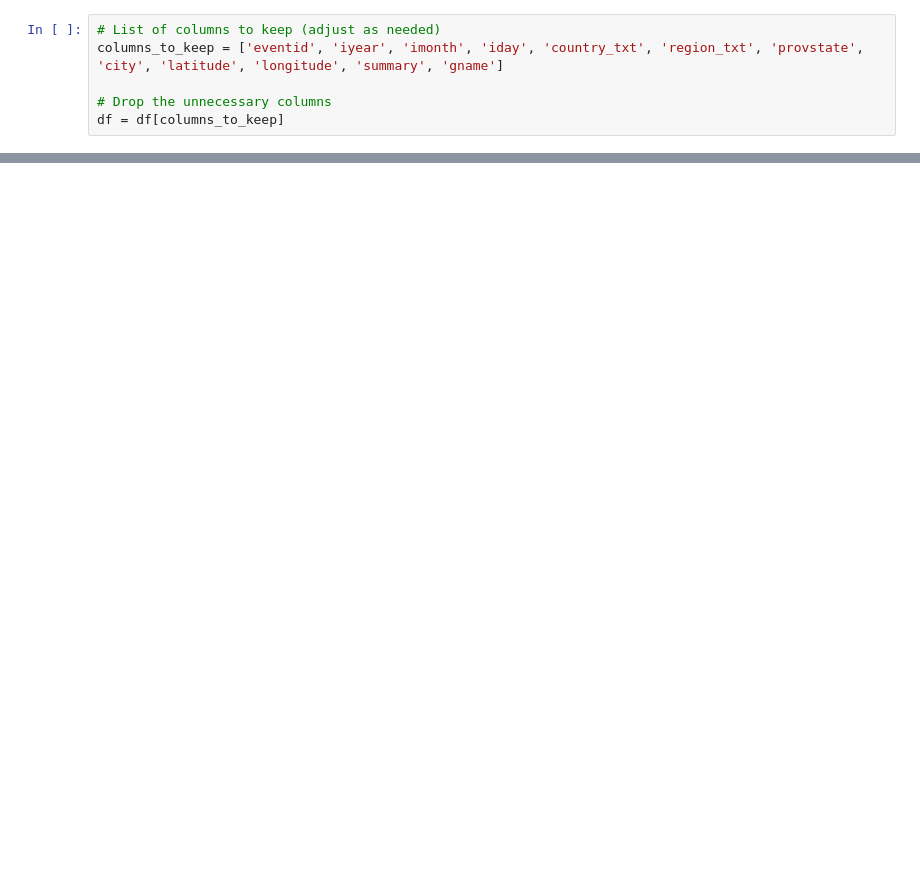
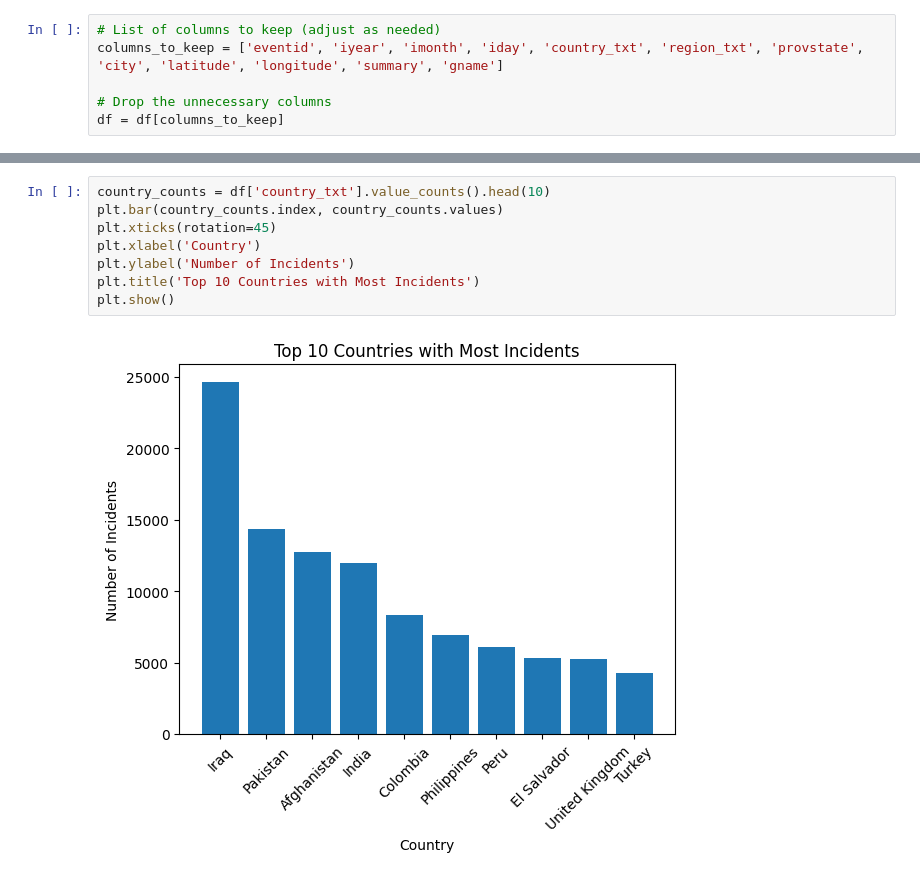
Before and after one commit to parshvak26/Basic-of-visualization-in-python, a Jupyter notebook: Basic_of_data_visualization.ipynb, the cells around one changed output, grey strips where cells are left out. Saved outputs shown, nothing was run; the diff lists cells and outputs as text; blank space fills up the shorter version.

```diff
--- a/Basic_of_data_visualization.ipynb
+++ b/Basic_of_data_visualization.ipynb
@@ -30,0 +77,10 @@ df.head()
+# %%
+country_counts = df['country_txt'].value_counts().head(10)
+plt.bar(country_counts.index, country_counts.values)
+plt.xticks(rotation=45)
+plt.xlabel('Country')
+plt.ylabel('Number of Incidents')
+plt.title('Top 10 Countries with Most Incidents')
+plt.show()
+# %% [output]
+[figure, added]
```
Also changed, not shown: parts of 9 cells of this notebook.
